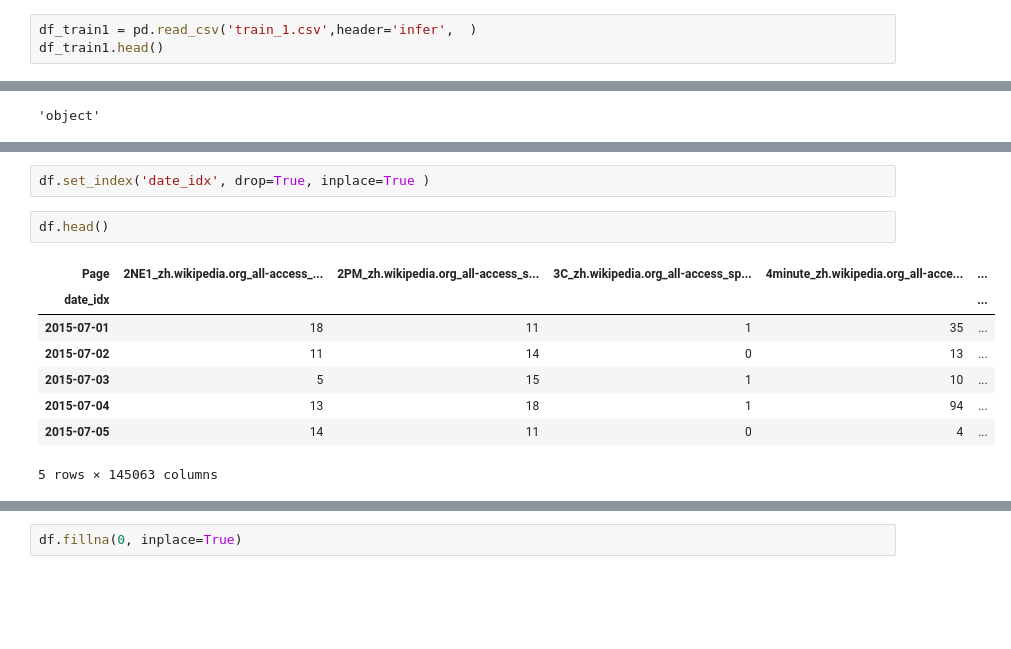
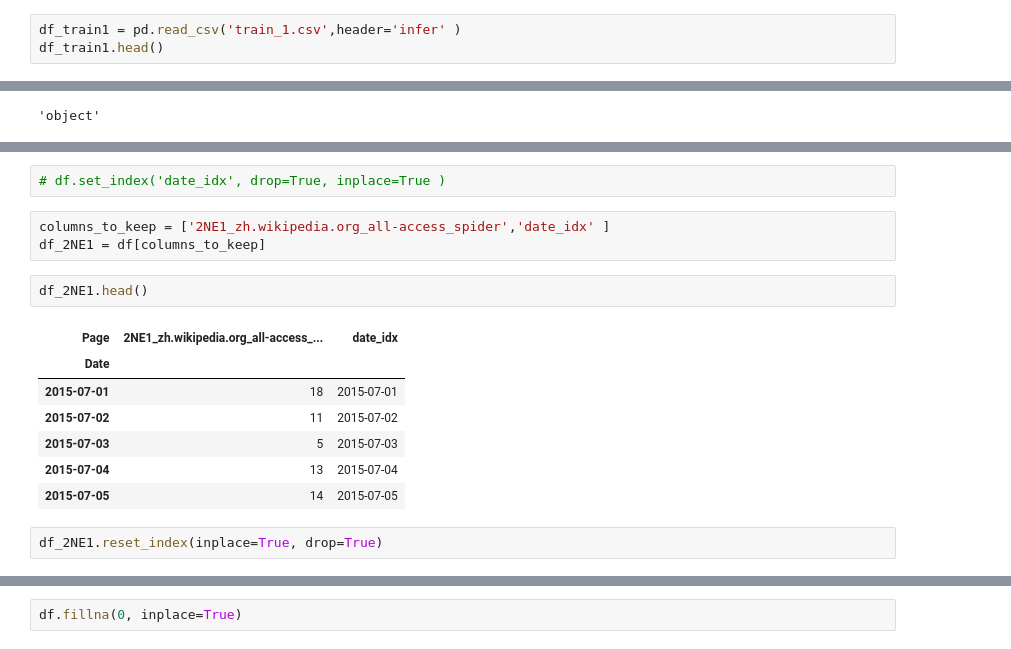
Before and after one commit to ErfanEbrahimiBazaz/web_traffic_prediction, a Jupyter notebook: timeseries.ipynb, the cells around one changed output, grey strips where cells are left out. Saved outputs shown, nothing was run; the diff lists cells and outputs as text; blank space fills up the shorter version.

```diff
--- a/timeseries.ipynb
+++ b/timeseries.ipynb
@@ -64,7 +69,7 @@ from sklearn.model_selection import train_test_split, KFold
 from matplotlib import pyplot as plt
 %matplotlib inline
 # %%
-df_train1 = pd.read_csv('train_1.csv',header='infer',  )
+df_train1 = pd.read_csv('train_1.csv',header='infer' )
 df_train1.head()
 # %% [output]
 |  | Page | 2015-07-01 | 2015-07-02 | 2015-07-03 | 2015-07-04 | 2015-07-05 | 2015-07-06 | 2015-07-07 | ... |
@@ -194,13 +273,17 @@ df.index.dtype.name
 # %%
-df.set_index('date_idx', drop=True, inplace=True )
+# df.set_index('date_idx', drop=True, inplace=True )
+# %%
+columns_to_keep = ['2NE1_zh.wikipedia.org_all-access_spider','date_idx' ]
+df_2NE1 = df[columns_to_keep]
 # %%
-df.head()
+df_2NE1.head()
 # %% [output]
-| Page | 2NE1_zh.wikipedia.org_all-access_... | 2PM_zh.wikipedia.org_all-access_s... | 3C_zh.wikipedia.org_all-access_sp... | 4minute_zh.wikipedia.org_all-acce... | ... |
-| date_idx |  |  |  |  | ... |
-| 2015-07-01 | 18 | 11 | 1 | 35 | ... |
-| 2015-07-02 | 11 | 14 | 0 | 13 | ... |
-| 2015-07-03 | 5 | 15 | 1 | 10 | ... |
-| 2015-07-04 | 13 | 18 | 1 | 94 | ... |
-| 2015-07-05 | 14 | 11 | 0 | 4 | ... |
+| Page | 2NE1_zh.wikipedia.org_all-access_... | date_idx |
+| Date |  |  |
+| 2015-07-01 | 18 | 2015-07-01 |
+| 2015-07-02 | 11 | 2015-07-02 |
+| 2015-07-03 | 5 | 2015-07-03 |
+| 2015-07-04 | 13 | 2015-07-04 |
+| 2015-07-05 | 14 | 2015-07-05 |
-5 rows × 145063 columns
+# %%
+df_2NE1.reset_index(inplace=True, drop=True)
```
Also changed, not shown: parts of 21 cells of this notebook, 3 other files.
